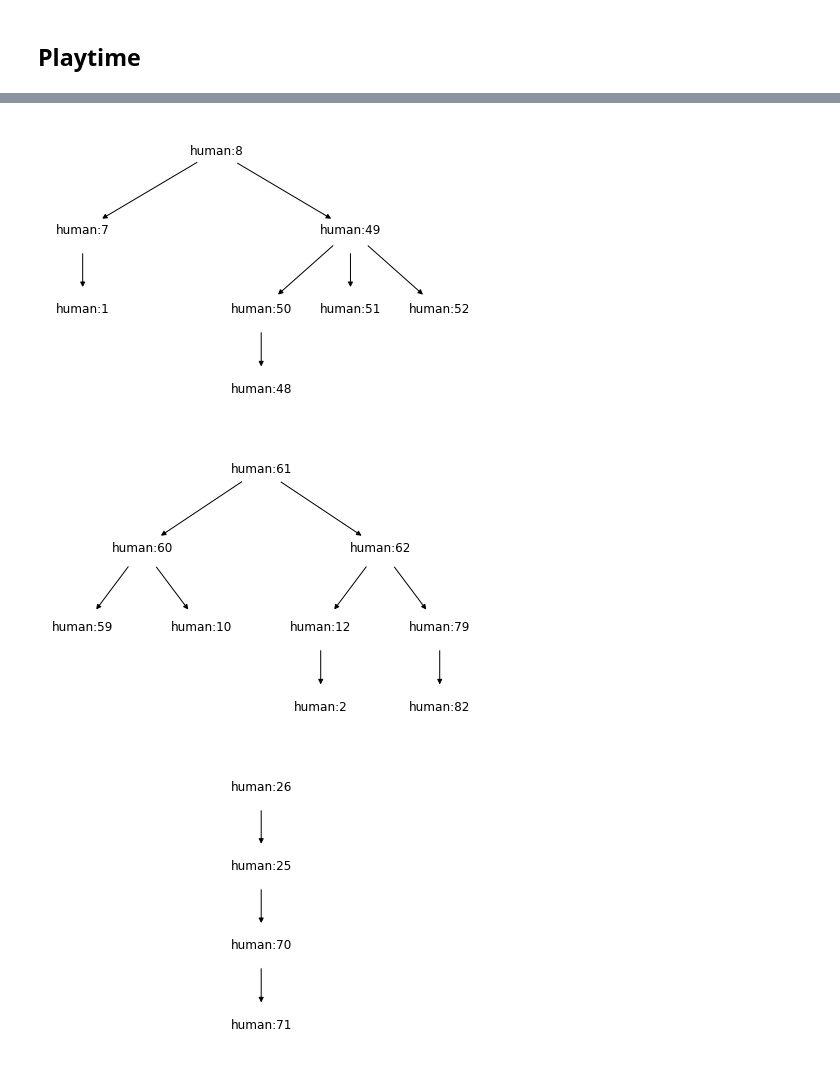
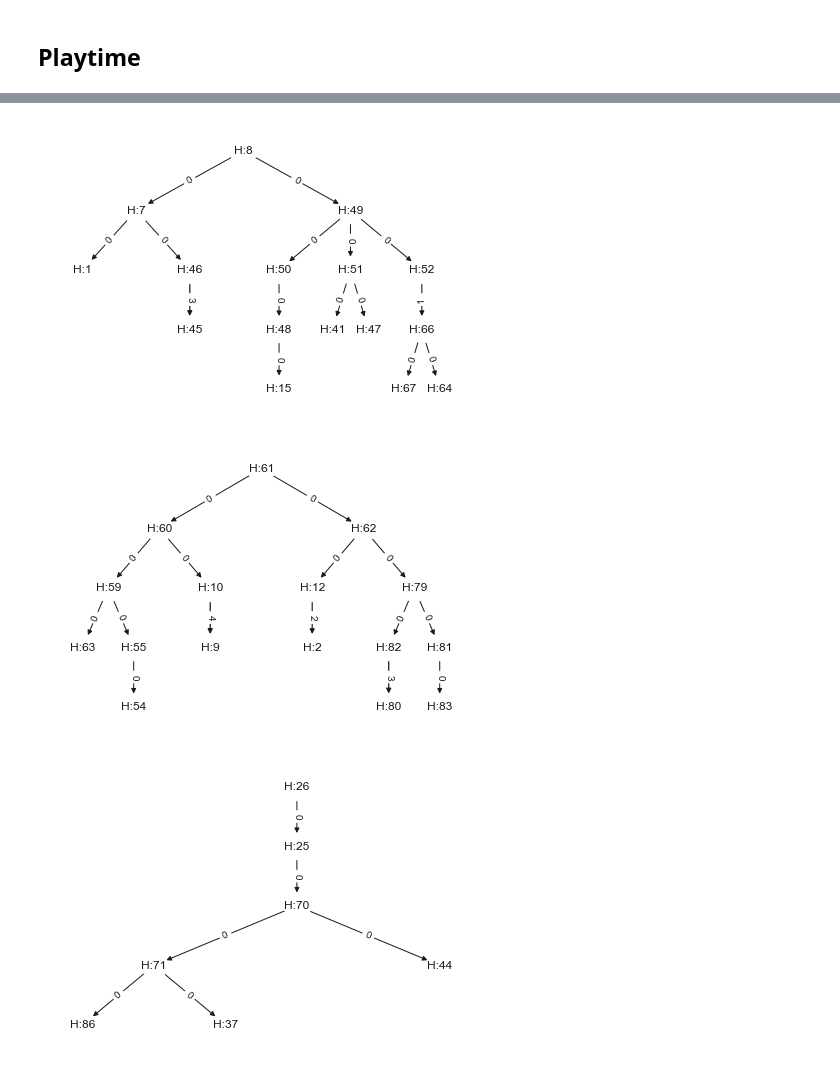
Before and after one commit to mila-iqia/COVI-AgentSim, a Jupyter notebook: notebooks/analysis.ipynb, the cells around one changed output, grey strips where cells are left out. Saved outputs shown, nothing was run; the diff lists cells and outputs as text; code cells hidden in the pictures.

```diff
--- a/notebooks/analysis.ipynb
+++ b/notebooks/analysis.ipynb
@@ -205,13 +219,21 @@ contagion_digraph = to_digraph(contagion_graph)
 # %%
 contagion_subgraphs = [contagion_digraph.subgraph(sg)
                        for sg in nx.weakly_connected_components(contagion_digraph)]
-# %%
-for k in range(3):
-    nx.draw(contagion_subgraphs[k],
-            pos=utils.hierarchy_pos(contagion_subgraphs[k]),
-            with_labels=True, node_size=2000, node_color="w")
-    plt.show()
-# %% [output]
-[figure, removed]
-[figure, removed]
-[figure, removed]
+# %%
+for k in range(len(contagion_subgraphs)):
+    pos = utils.hierarchy_pos(contagion_subgraphs[k])
+    width = [contagion_subgraphs[k][u][v]["exposer_risk"] + 1
+             for u, v in contagion_subgraphs[k].edges]
+    edge_labels = {(u, v): "{}".format(contagion_subgraphs[k][u][v]["exposer_risk_level"])
+                   for u, v in contagion_subgraphs[k].edges}
+    nx.draw(contagion_subgraphs[k],
+            pos=pos,
+            labels={node: "H:" + node.split(":")[-1] for node in contagion_subgraphs[k].nodes},
+            with_labels=True, node_size=700, node_color="w",
+            width=width)
+    nx.draw_networkx_edge_labels(contagion_subgraphs[k], pos, edge_labels)
+    plt.show()
+# %% [output]
+[figure, added]
+[figure, added]
+[figure, added]
```
Also changed, not shown: parts of 10 cells of this notebook.
